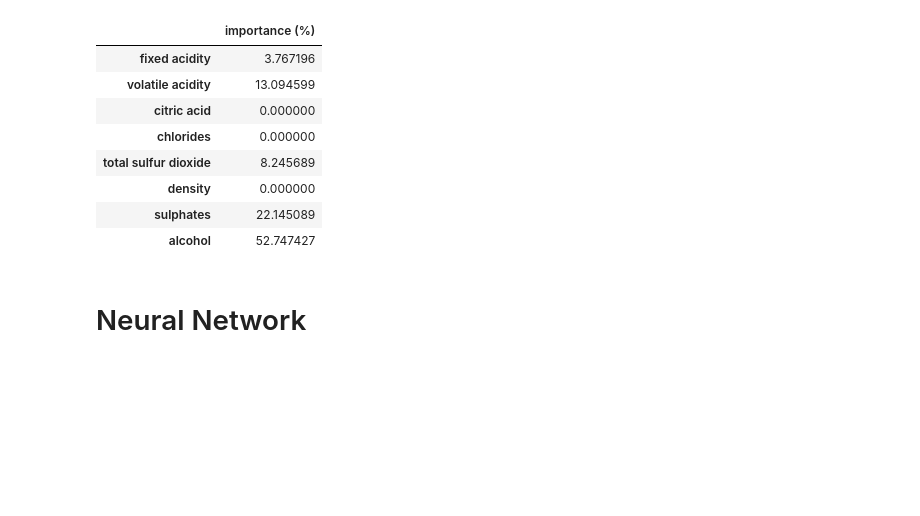
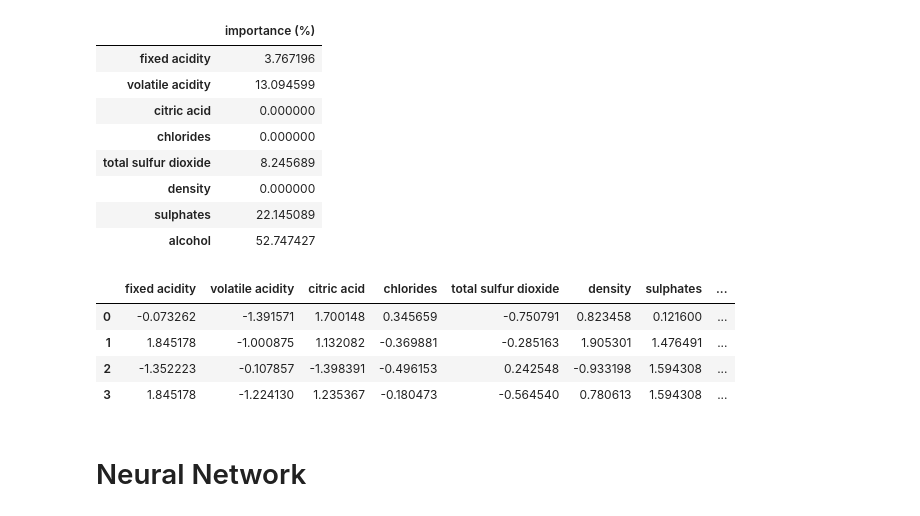
Before and after one commit to Vectypus/Data-Science-Project, a Jupyter notebook: Part2/wines_quality.ipynb, the cells around one changed output. Drawn from its saved outputs; the diff is of its cells as text; code cells hidden in the pictures; blank space fills up the shorter version.

Commit message:
Add prediction

```diff
--- a/Part2/wines_quality.ipynb
+++ b/Part2/wines_quality.ipynb
@@ -254,6 +254,17 @@ pd.DataFrame(dtc.feature_importances_ * 100, X.columns, columns=['importance (%)
 | density | 0.000000 |
 | sulphates | 22.145089 |
 | alcohol | 52.747427 |
+# %%
+predict_table = pd.DataFrame(X_test[40:44])
+predict_table.columns = X.columns
+predict_table['predicted grade'] = dtc.predict(X_test[40:44])
+predict_table
+# %% [output]
+|  | fixed acidity | volatile acidity | citric acid | chlorides | total sulfur dioxide | density | sulphates | ... |
+| 0 | -0.073262 | -1.391571 | 1.700148 | 0.345659 | -0.750791 | 0.823458 | 0.121600 | ... |
+| 1 | 1.845178 | -1.000875 | 1.132082 | -0.369881 | -0.285163 | 1.905301 | 1.476491 | ... |
+| 2 | -1.352223 | -0.107857 | -1.398391 | -0.496153 | 0.242548 | -0.933198 | 1.594308 | ... |
+| 3 | 1.845178 | -1.224130 | 1.235367 | -0.180473 | -0.564540 | 0.780613 | 1.594308 | ... |
 # %% [markdown]
 # Neural Network
 # %%
```
Also changed, not shown: parts of 1 cell of this notebook.
